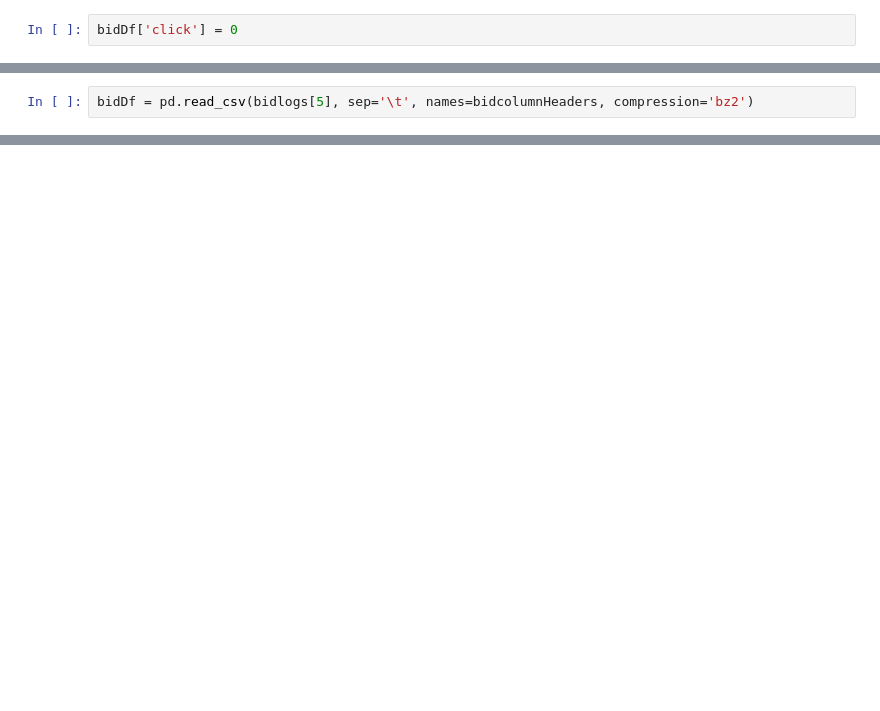
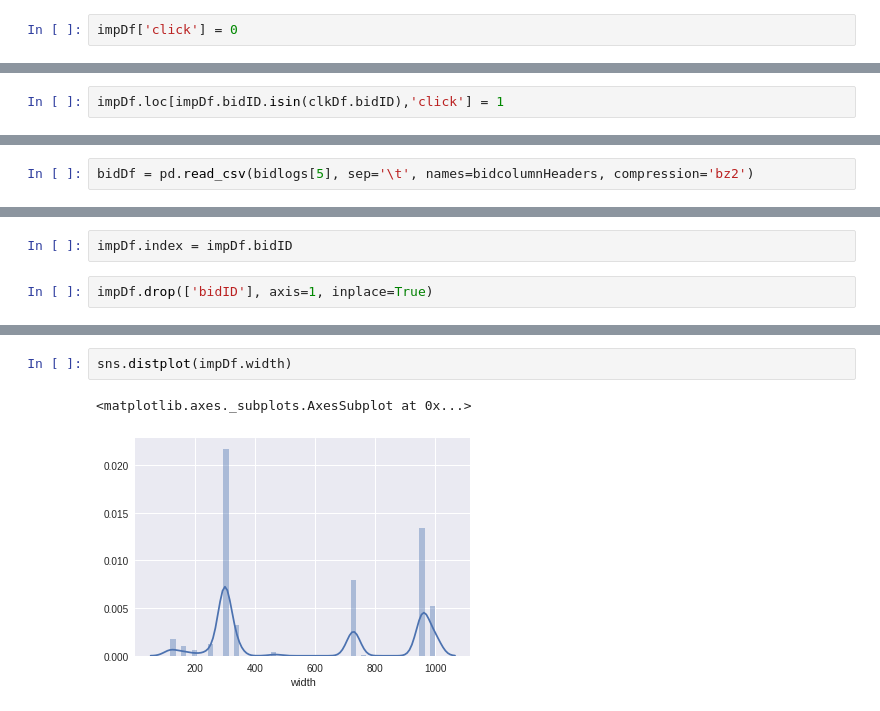
Before and after one commit to darekarsam/Click-Through-Rate-Prediction, a Jupyter notebook: MiniBatch learning.ipynb, the cells around one changed output, grey strips where cells are left out. Saved outputs shown, nothing was run; the diff lists cells and outputs as text; blank space fills up the shorter version.

```diff
--- a/MiniBatch learning.ipynb
+++ b/MiniBatch learning.ipynb
@@ -48,2 +60,2 @@ clkDf.head()
 # %%
-bidDf['click'] = 0
+impDf['click'] = 0
@@ -59,0 +62,2 @@ bidDf.head()
+# %%
+impDf.loc[impDf.bidID.isin(clkDf.bidID),'click'] = 1
@@ -106,0 +135,4 @@ array([250, 100,  90, 280, 600,  60, 200, 240, 300, 150, 125,  50])
+# %%
+impDf.index = impDf.bidID
+# %%
+impDf.drop(['bidID'], axis=1, inplace=True)
@@ -106,0 +180,5 @@ array([250, 100,  90, 280, 600,  60, 200, 240, 300, 150, 125,  50])
+# %%
+sns.distplot(impDf.width)
+# %% [output]
+<matplotlib.axes._subplots.AxesSubplot at 0x...>
+[figure, added]
```
Also changed, not shown: parts of 41 cells of this notebook, 1 other file.
